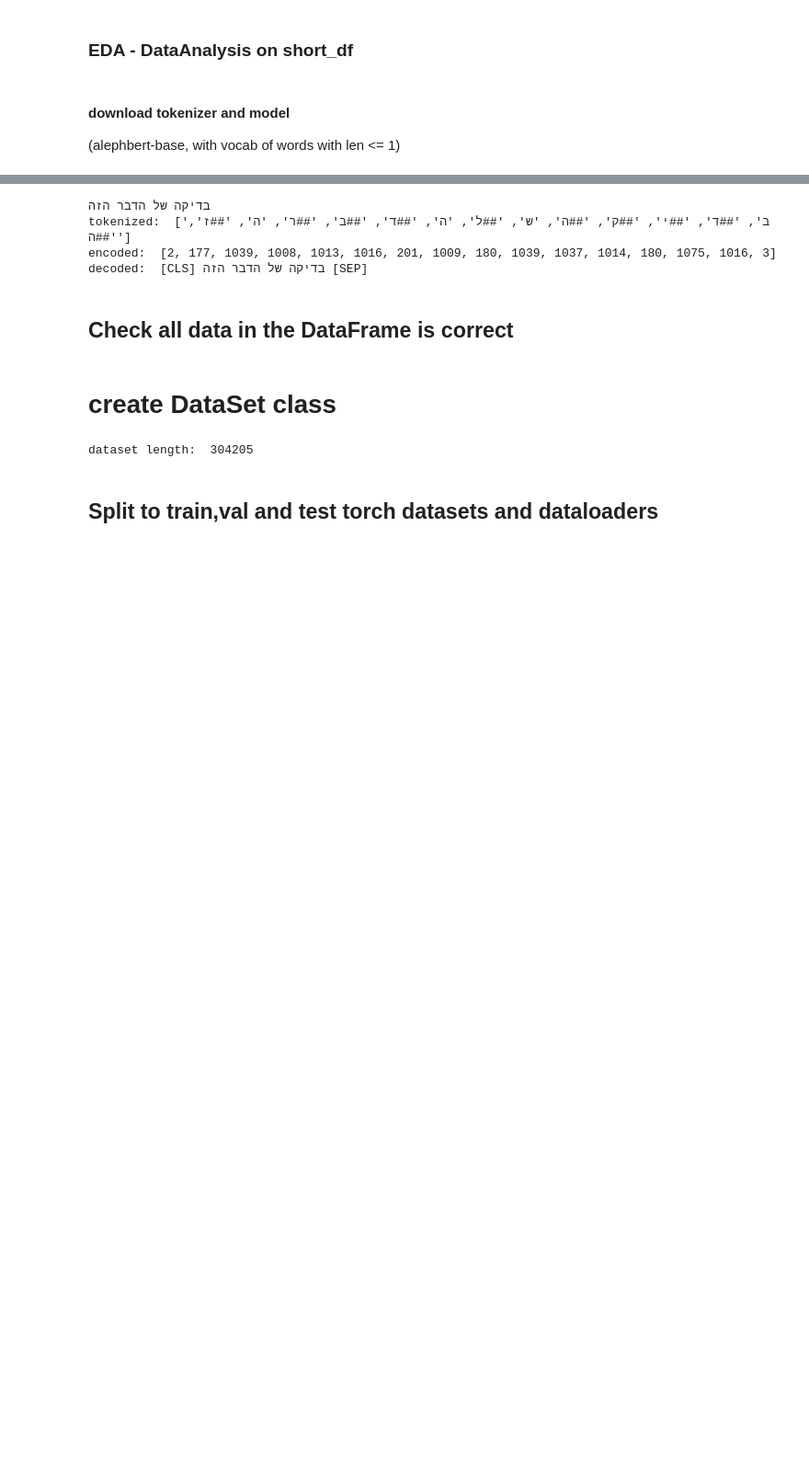
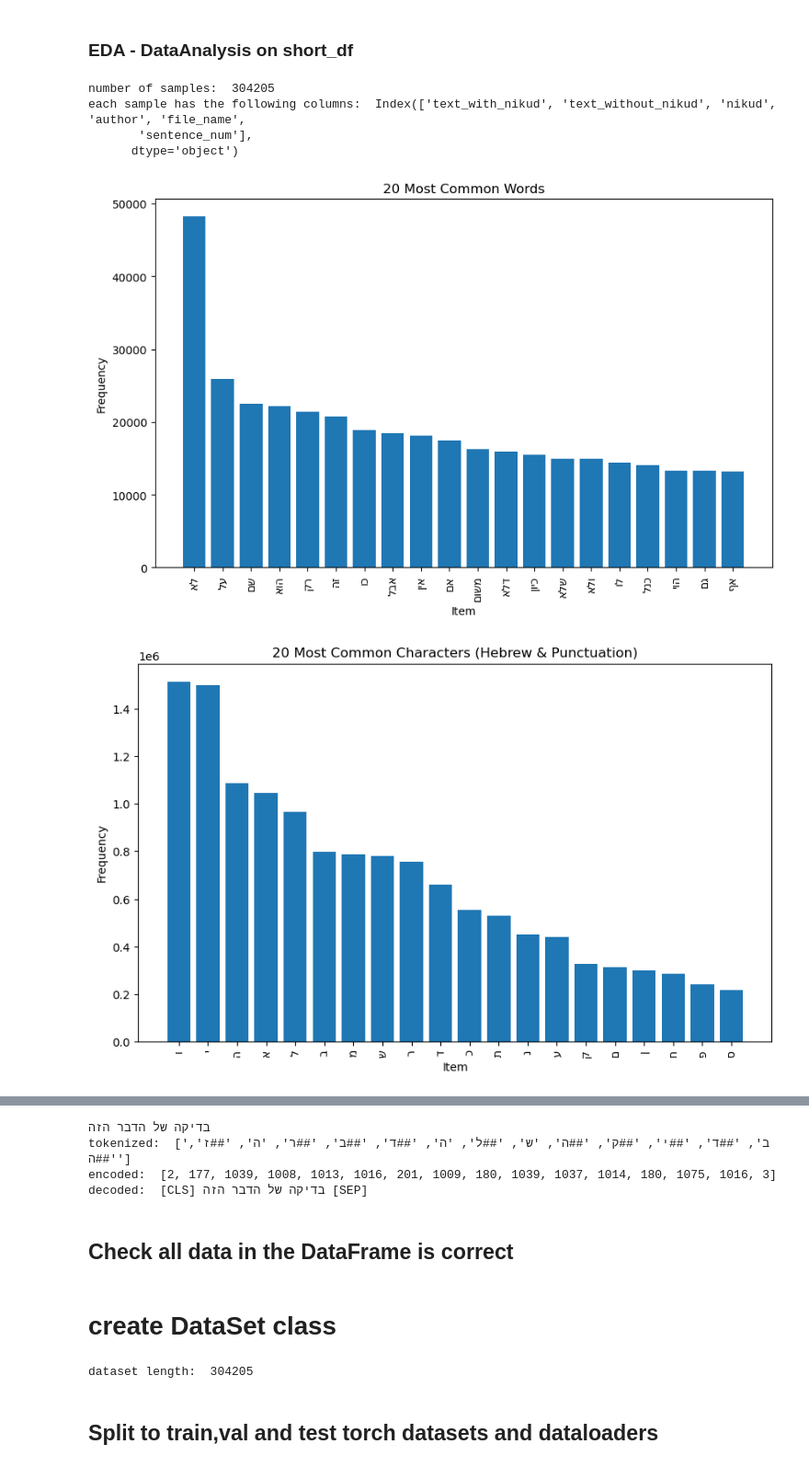
Before and after one commit to Lior-Baruch/Partial_Diacritization, a Jupyter notebook: PunctuationRestoration_DualModel_LSTM.ipynb, the cells around one changed output, grey strips where cells are left out. Shown at 92% size. Cells and saved outputs as stored; diff of their text form; code cells hidden in the pictures; blank space fills up the shorter version.

Commit message:
fixed DataAnalysis class + cleaned some code

```diff
--- a/PunctuationRestoration_DualModel_LSTM.ipynb
+++ b/PunctuationRestoration_DualModel_LSTM.ipynb
@@ -566,3 +440,75 @@ class DataAnalysis:
-# %% [markdown]
-#### download tokenizer and model
-(alephbert-base, with vocab of words with len <= 1)
+# %%
+import matplotlib.pyplot as plt
+from collections import Counter
+import string
+
+class DataAnalysis:
+    def __init__(self, data_df):
+        # Select only the relevant columns
+        self.data_df = data_df[['nikud', 'text_without_nikud', 'text_with_nikud']].copy()
+
+    def analyze_distribution(self, items, title):
+        # Count the frequency of items
+        item_counts = Counter(items)
+        common_items = item_counts.most_common(20)
+
+        # Bar plot of the frequency of the 20 most common items
+        plt.figure(figsize=(10, 6))
+        items, counts = zip(*common_items)
+        plt.bar(items, counts)
+        plt.xlabel('Item')
+        plt.ylabel('Frequency')
+        plt.title(title)
+        plt.xticks(rotation=90)
+        plt.show()
+
+    def common_words(self):
+        # Tokenize the sentences without Nikud
+        words = self.data_df['text_without_nikud'].str.split().explode().tolist()
+        # reverse each word (hebrew is written from right to left)
+        words = [word[::-1] for word in words]
+        self.analyze_distribution(words, '20 Most Common Words')
+
+    def common_characters(self):
+        # Concatenate all texts without Nikud
+        text = ''.join(self.data_df['text_without_nikud'])
+
+        # Consider only Hebrew letters and punctuation
+        characters = [char for char in text if char in string.punctuation or '\u0590' <= char <= '\u05FF']
+        self.analyze_distribution(characters, '20 Most Common Characters (Hebrew & Punctuation)')
+
+    def common_nikud(self):
+        # Flatten the list of Nikud
+        nikud = [item for sublist in self.data_df['nikud'] for innerlist in sublist for item in innerlist]
+        # conver empty strings to '<no_nikud>'
+        nikud = ['<no_nikud>' if nikud == '' else nikud for nikud in nikud]
+        self.analyze_distribution(nikud, '20 Most Common Nikud')
+
+    def sentence_length_distribution(self):
+        # Histogram of the distribution of sentence lengths (without Nikud)
+        sentence_lengths = self.data_df['text_without_nikud'].str.len()
+        plt.figure(figsize=(10, 6))
+        plt.hist(sentence_lengths, bins=50, alpha=0.5)
+        plt.xlabel('Sentence Length (Characters)')
+        plt.ylabel('Frequency')
+        plt.title('Distribution of Sentence Lengths (without Nikud)')
+        plt.show()
+
+
+# Instantiate the DataAnalysis class
+data_analysis = DataAnalysis(data_df)
+print("number of samples: ", len(data_df))
+print("each sample has the following columns: ", data_df.columns)
+
+# Call the methods to perform the analyses
+data_analysis.common_words()                  # Analyzes the 20 most common words
+data_analysis.common_characters()             # Analyzes the 20 most common Hebrew characters and punctuation
+data_analysis.common_nikud()                  # Analyzes the 20 most common Nikud
+data_analysis.sentence_length_distribution()  # Shows the distribution of sentence lengths
+# %% [output]
+number of samples:  304205
+each sample has the following columns:  Index(['text_with_nikud', 'text_without_nikud', 'nikud', 'author', 'file_name',
+       'sentence_num'],
+      dtype='object')
+[figure, added]
+[figure, added]
```
Also changed, not shown: parts of 52 cells of this notebook.
